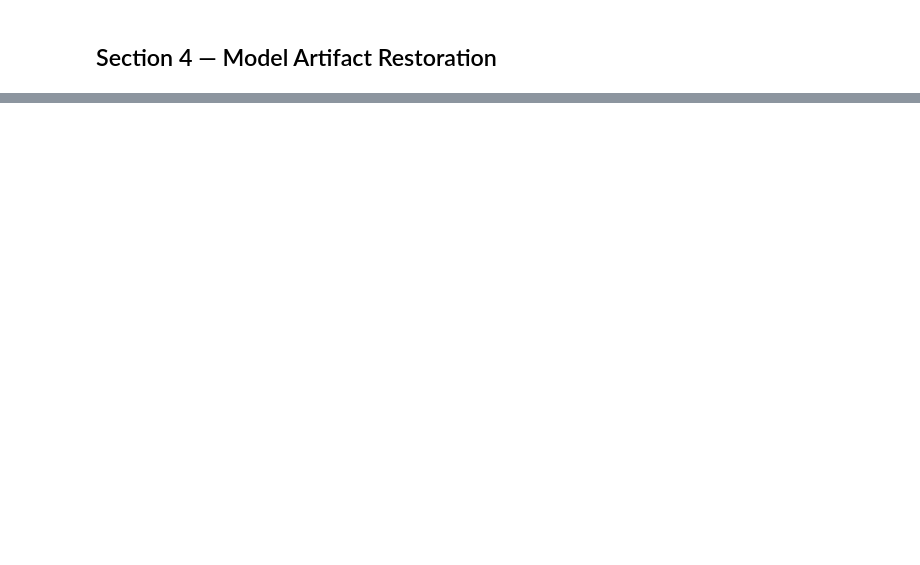
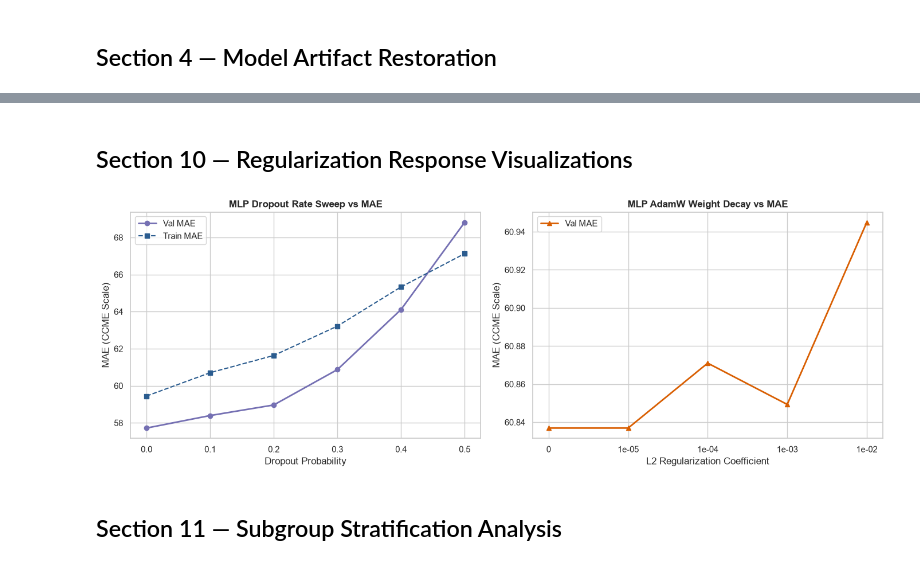
Before and after one commit to MAYANKSHARMA01010/Semester_5_AML_DL, a Jupyter notebook: Phase_2_Deep_Learning/notebooks/05_model_evaluation.ipynb, the cells around one changed output, grey strips where cells are left out. Drawn from its saved outputs; the diff is of its cells as text; code cells hidden in the pictures; blank space fills up the shorter version.

```diff
--- a/Phase_2_Deep_Learning/notebooks/05_model_evaluation.ipynb
+++ b/Phase_2_Deep_Learning/notebooks/05_model_evaluation.ipynb
@@ -415,0 +246,26 @@ plt.show()
+# %% [markdown]
+## Section 10 — Regularization Response Visualizations
+# %%
+fig, axes = plt.subplots(1, 2, figsize=(14, 5), dpi=150)
+
+axes[0].plot(df_dropout['Dropout_Rate'], df_dropout['Val_MAE'], 'o-', color='#7570b3', linewidth=2, label='Val MAE')
+axes[0].plot(df_dropout['Dropout_Rate'], df_dropout['Train_MAE'], 's--', color='#2b5c8f', linewidth=1.5, label='Train MAE')
+axes[0].set_title('MLP Dropout Rate Sweep vs MAE', fontweight='bold')
+axes[0].set_xlabel('Dropout Probability')
+axes[0].set_ylabel('MAE (CCME Scale)')
+axes[0].legend(loc='best')
+
+axes[1].plot(range(len(df_wd)), df_wd['Val_MAE'], '^-', color='#d95f02', linewidth=2, label='Val MAE')
+axes[1].set_xticks(range(len(df_wd)))
+axes[1].set_xticklabels([f"{x:.0e}" if x > 0 else "0" for x in df_wd['Weight_Decay']])
+axes[1].set_title('MLP AdamW Weight Decay vs MAE', fontweight='bold')
+axes[1].set_xlabel('L2 Regularization Coefficient')
+axes[1].set_ylabel('MAE (CCME Scale)')
+axes[1].legend(loc='best')
+
+plt.tight_layout()
+plt.show()
+# %% [output]
+[figure, added]
+# %% [markdown]
+## Section 11 — Subgroup Stratification Analysis
```
Also changed, not shown: parts of 49 cells of this notebook, 25 other files.
